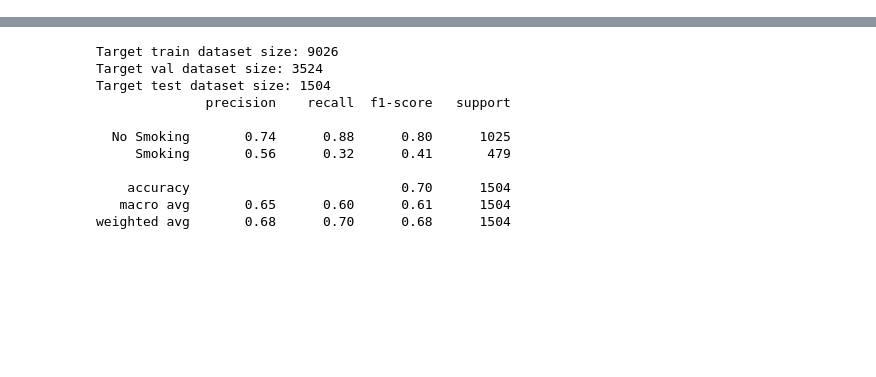
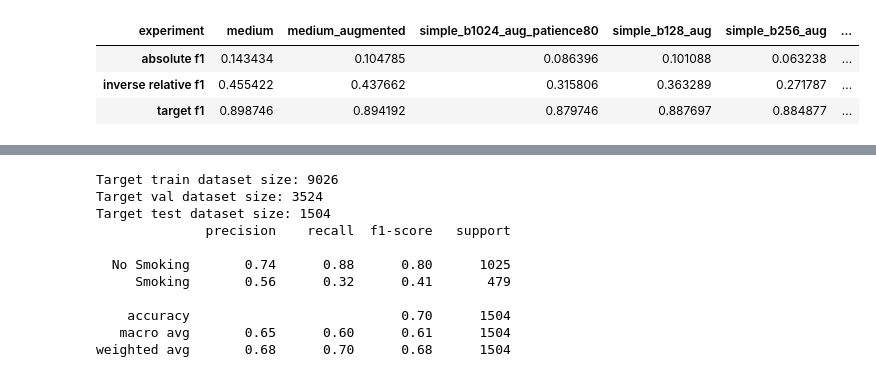
Before and after one commit to smithandrewk/ml-customization, a Jupyter notebook: eval.ipynb, the cells around one changed output, grey strips where cells are left out. Saved outputs shown, nothing was run; the diff lists cells and outputs as text; code cells hidden in the pictures; blank space fills up the shorter version.

```diff
--- a/eval.ipynb
+++ b/eval.ipynb
@@ -4,0 +92,9 @@ experiments
+# %%
+# long to wide
+df_wide = df.pivot_table(index=None, columns='experiment', values=['inverse relative f1', 'absolute f1', 'target f1'], aggfunc='median')
+df_wide
+# %% [output]
+| experiment | medium | medium_augmented | simple_b1024_aug_patience80 | simple_b128_aug | simple_b256_aug | ... |
+| absolute f1 | 0.143434 | 0.104785 | 0.086396 | 0.101088 | 0.063238 | ... |
+| inverse relative f1 | 0.455422 | 0.437662 | 0.315806 | 0.363289 | 0.271787 | ... |
+| target f1 | 0.898746 | 0.894192 | 0.879746 | 0.887697 | 0.884877 | ... |
```
Also changed, not shown: parts of 6 cells of this notebook, 20 other files.
